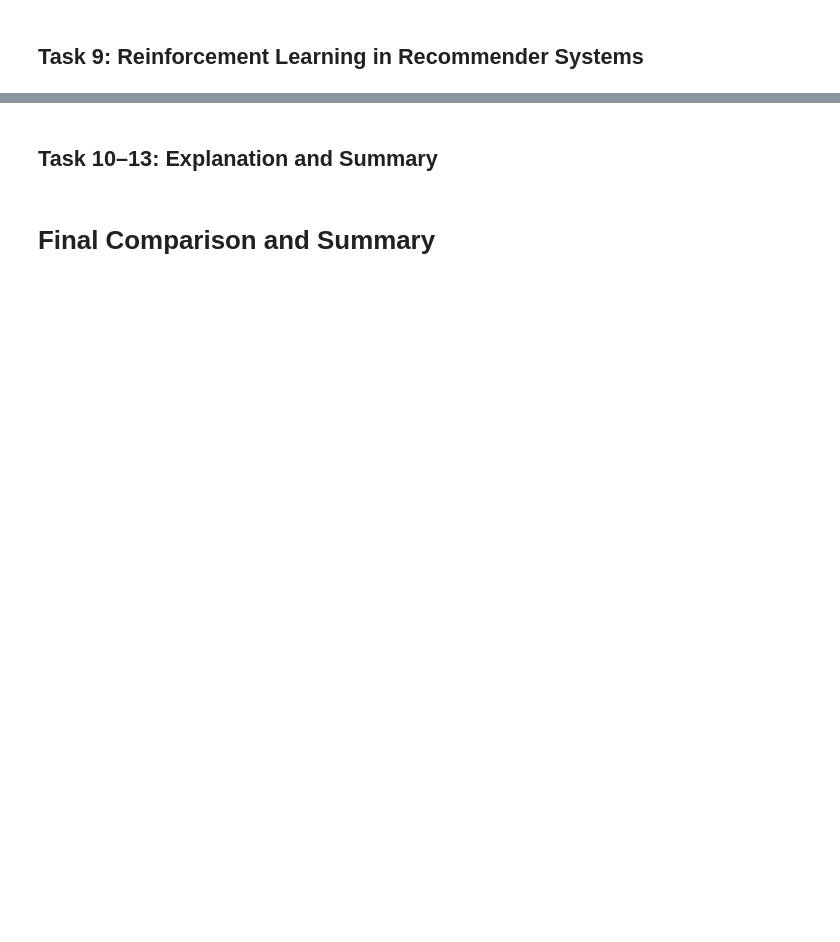
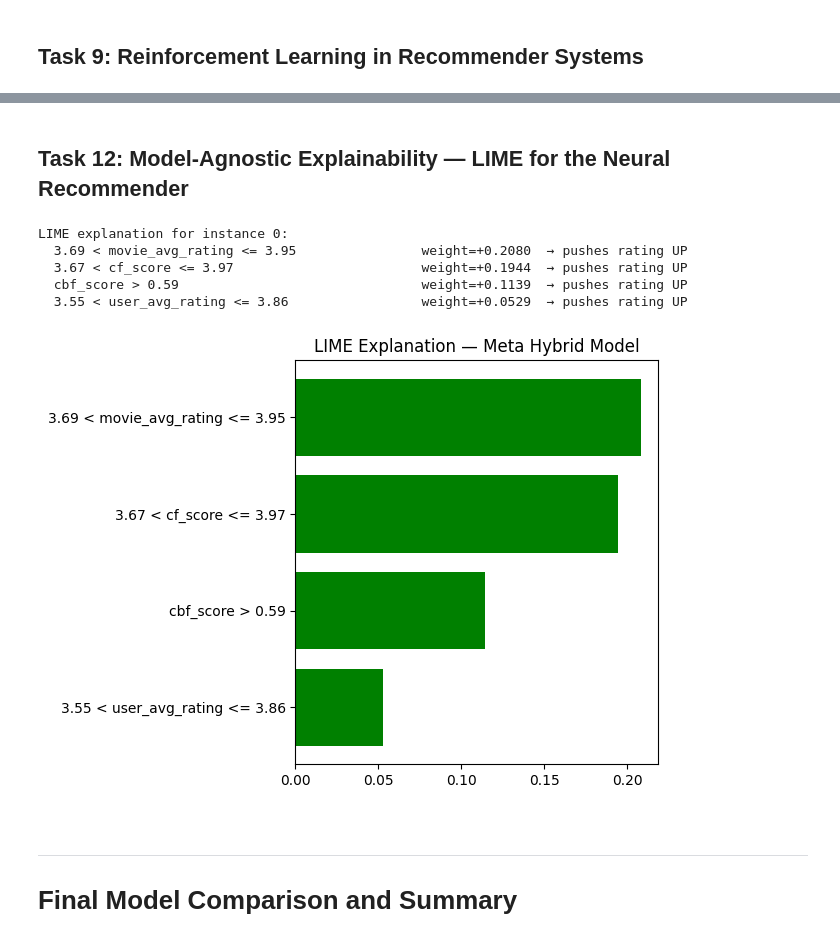
Before and after one commit to ashcrows/iitj_m25de1047_mlbd_Assignment03, a Jupyter notebook: notebook/Assignment_03.ipynb, the cells around one changed output, grey strips where cells are left out. Cells and saved outputs as stored; diff of their text form; code cells hidden in the pictures; blank space fills up the shorter version.

```diff
--- a/notebook/Assignment_03.ipynb
+++ b/notebook/Assignment_03.ipynb
@@ -1067,4 +1445,50 @@ Epsilon-Greedy average reward: 0.36
+# %% [markdown]
+## Task 12: Model-Agnostic Explainability — LIME for the Neural Recommender
+# %%
+try:
+    lime_train_data = meta_train_df[META_FEATURES].values
+    lime_explainer  = lime.lime_tabular.LimeTabularExplainer(
+        training_data  = lime_train_data,
+        feature_names  = META_FEATURES,
+        mode           = "regression",
+        random_state   = 42,
+    )
+
+    # Wrap meta_model as a function for LIME
+    def meta_predict(X):
+        return np.clip(meta_model.predict(pd.DataFrame(X, columns=META_FEATURES)), 0.5, 5.0)
+
+    # Explain the first test instance
+    instance = meta_test_df[META_FEATURES].iloc[0].values
+    lime_exp  = lime_explainer.explain_instance(
+        data_row         = instance,
+        predict_fn       = meta_predict,
+        num_features     = len(META_FEATURES),
+    )
+
+    print("LIME explanation for instance 0:")
+    for feat, weight in lime_exp.as_list():
+        direction = "pushes rating UP" if weight > 0 else "pushes rating DOWN"
+        print(f"  {feat:45s}  weight={weight:+.4f}  → {direction}")
+
+    lime_exp.as_pyplot_figure()
+    plt.title("LIME Explanation — Meta Hybrid Model")
+    plt.tight_layout()
+    plt.show()
+
+except ImportError:
+    print("LIME not installed. Run: pip install lime")
+# %% [output]
+LIME explanation for instance 0:
+  3.69 < movie_avg_rating <= 3.95                weight=+0.2080  → pushes rating UP
+  3.67 < cf_score <= 3.97                        weight=+0.1944  → pushes rating UP
+  cbf_score > 0.59                               weight=+0.1139  → pushes rating UP
+  3.55 < user_avg_rating <= 3.86                 weight=+0.0529  → pushes rating UP
+[figure, added]
+# %% [markdown]
+<!-- ## Task 13: Evaluating Explainability
+
+Here comparing the three explainability approaches qualitatively. -->
 # %% [markdown]
-## Task 10–13: Explanation and Summary
+---
+# Final Model Comparison and Summary
-# %% [markdown]
-# Final Comparison and Summary
```
Also changed, not shown: parts of 54 cells of this notebook, 2 other files.
